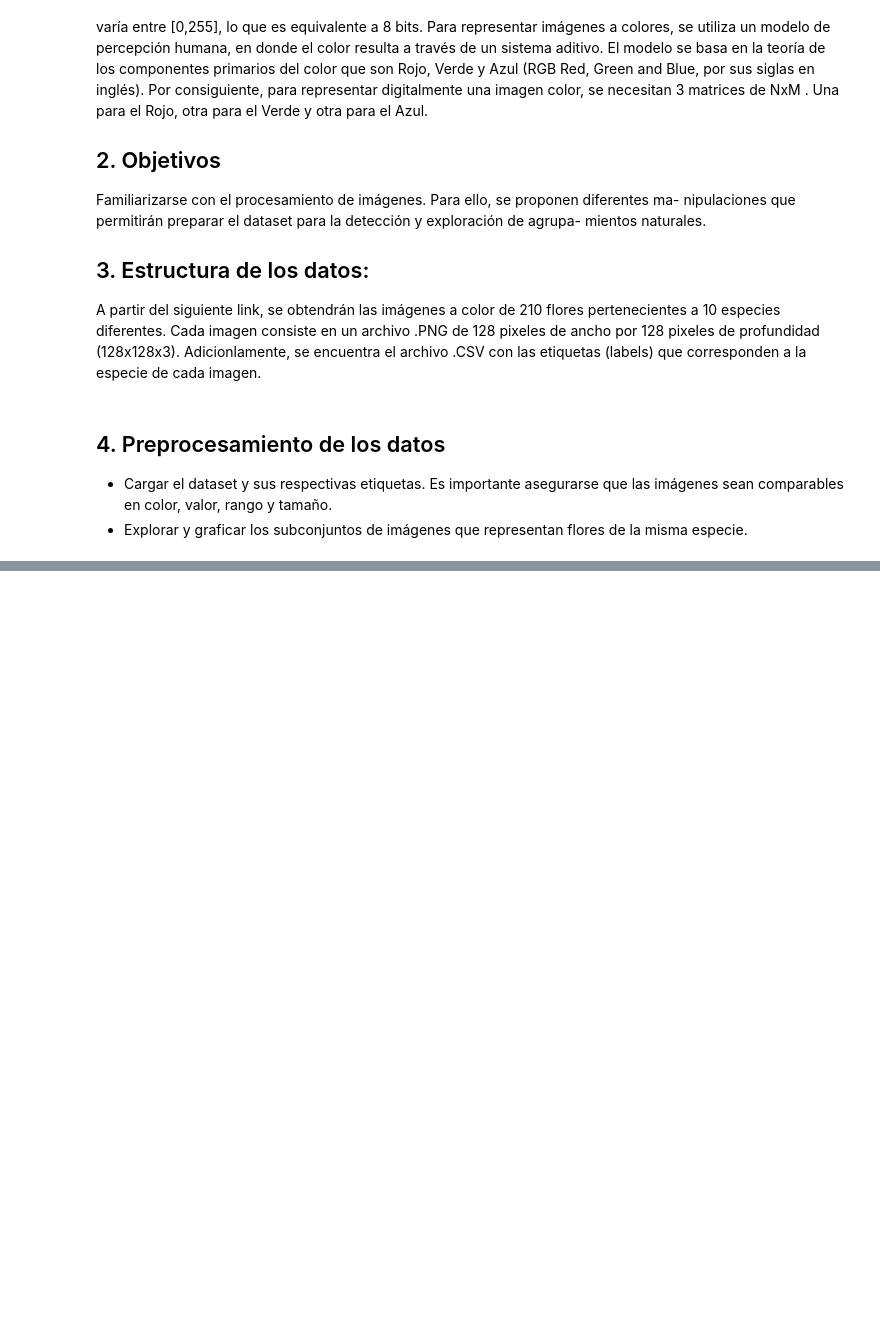
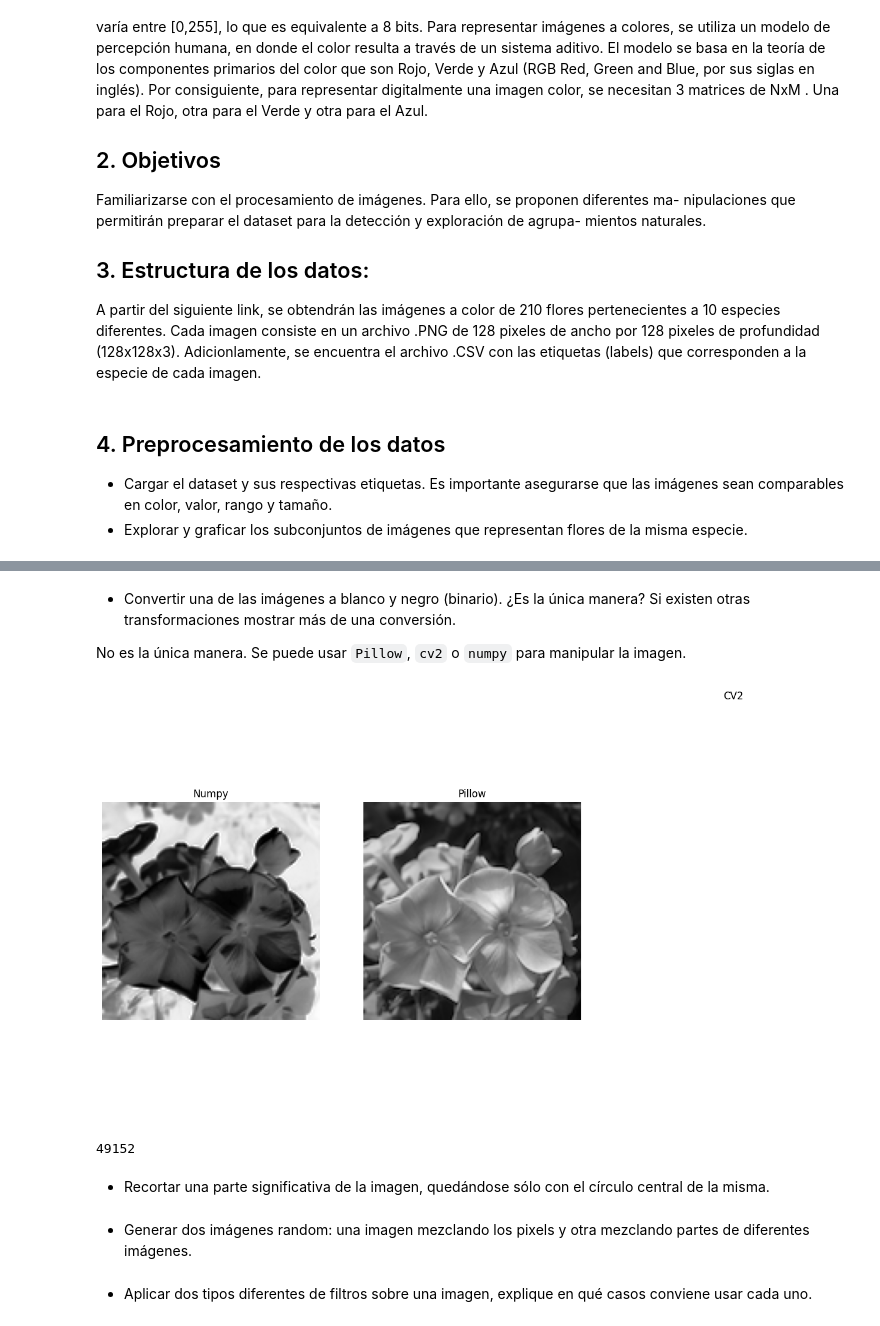
Before and after one commit to MasterUBA-DM-KD/DM_CyT, a Jupyter notebook: notebooks/TP1/preTP1.ipynb, the cells around one changed output, grey strips where cells are left out. Cells and saved outputs as stored; diff of their text form; code cells hidden in the pictures; blank space fills up the shorter version.

```diff
--- a/notebooks/TP1/preTP1.ipynb
+++ b/notebooks/TP1/preTP1.ipynb
@@ -52,0 +68,28 @@ import pandas as pd
+# %% [markdown]
+- Convertir una de las imágenes a blanco y negro (binario). ¿Es la única manera? Si existen otras transformaciones mostrar más de una conversión.
+
+No es la única manera. Se puede usar `Pillow`, `cv2` o `numpy` para manipular la imagen.
+# %%
+fig, axes = plt.subplots(1, 3, sharey=True, sharex=True, figsize=(16, 9))
+
+image_ = Image.open(images[1])
+image_gray = np.array(image_)[:,:,:]
+color_enhancer = ImageEnhance.Color(image_)
+
+axes[0].imshow(image_gray[:,:,0], cmap='binary')
+axes[1].imshow(color_enhancer.enhance(0), cmap="gray")
+
+axes[0].set_title("Numpy")
+axes[1].set_title("Pillow")
+axes[2].set_title("CV2")
+
+axes[0].axis('off')
+axes[1].axis('off')
+axes[2].axis('off')
+plt.show()
+# %% [output]
+[figure, added]
+# %%
+128*128*3
+# %% [output]
+49152
@@ -52,0 +98,6 @@ import pandas as pd
+# %% [markdown]
+- Recortar una parte significativa de la imagen, quedándose sólo con el círculo central de la misma.
+# %% [markdown]
+- Generar dos imágenes random: una imagen mezclando los pixels y otra mezclando partes de diferentes imágenes.
+# %% [markdown]
+- Aplicar dos tipos diferentes de filtros sobre una imagen, explique en qué casos conviene usar cada uno.
```
Also changed, not shown: parts of 12 cells of this notebook.
